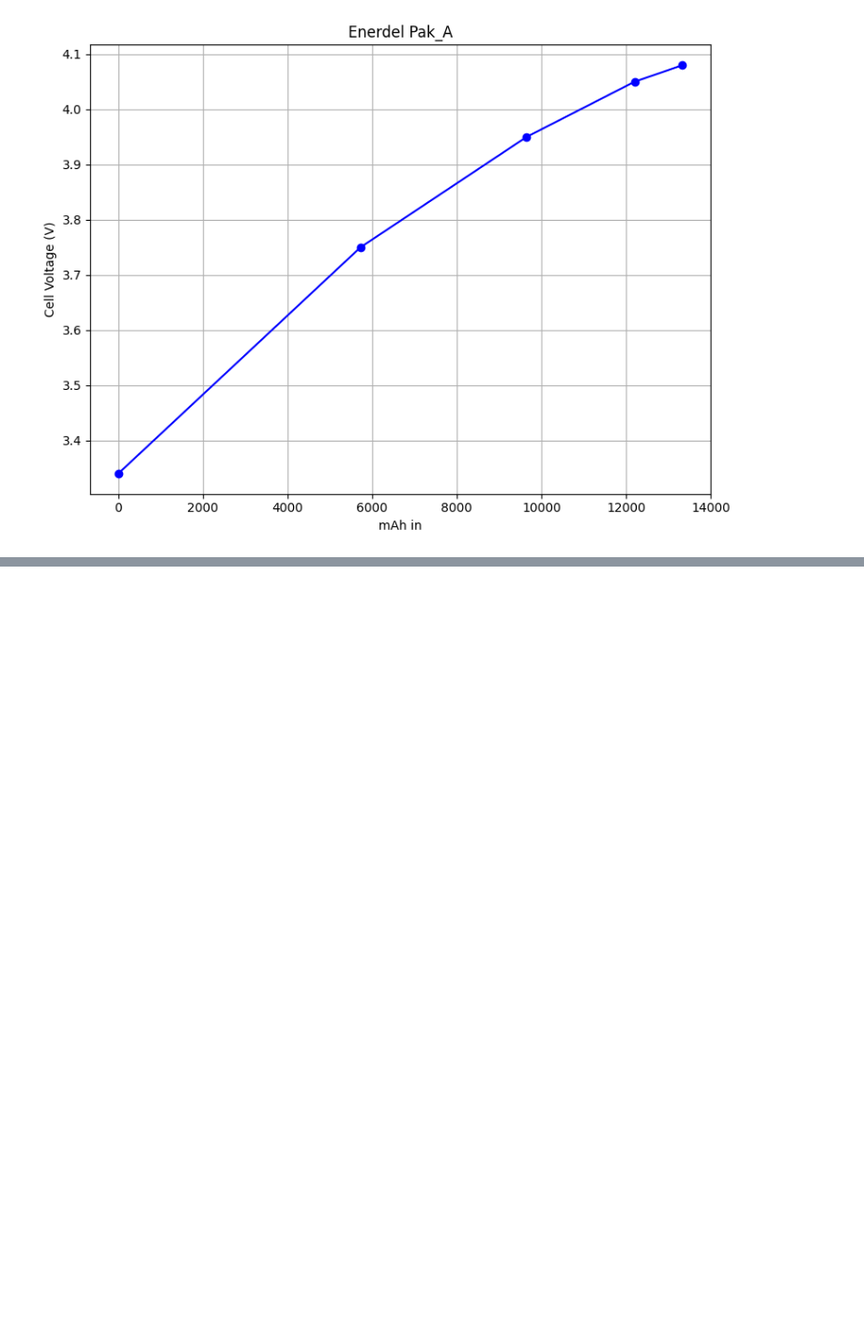
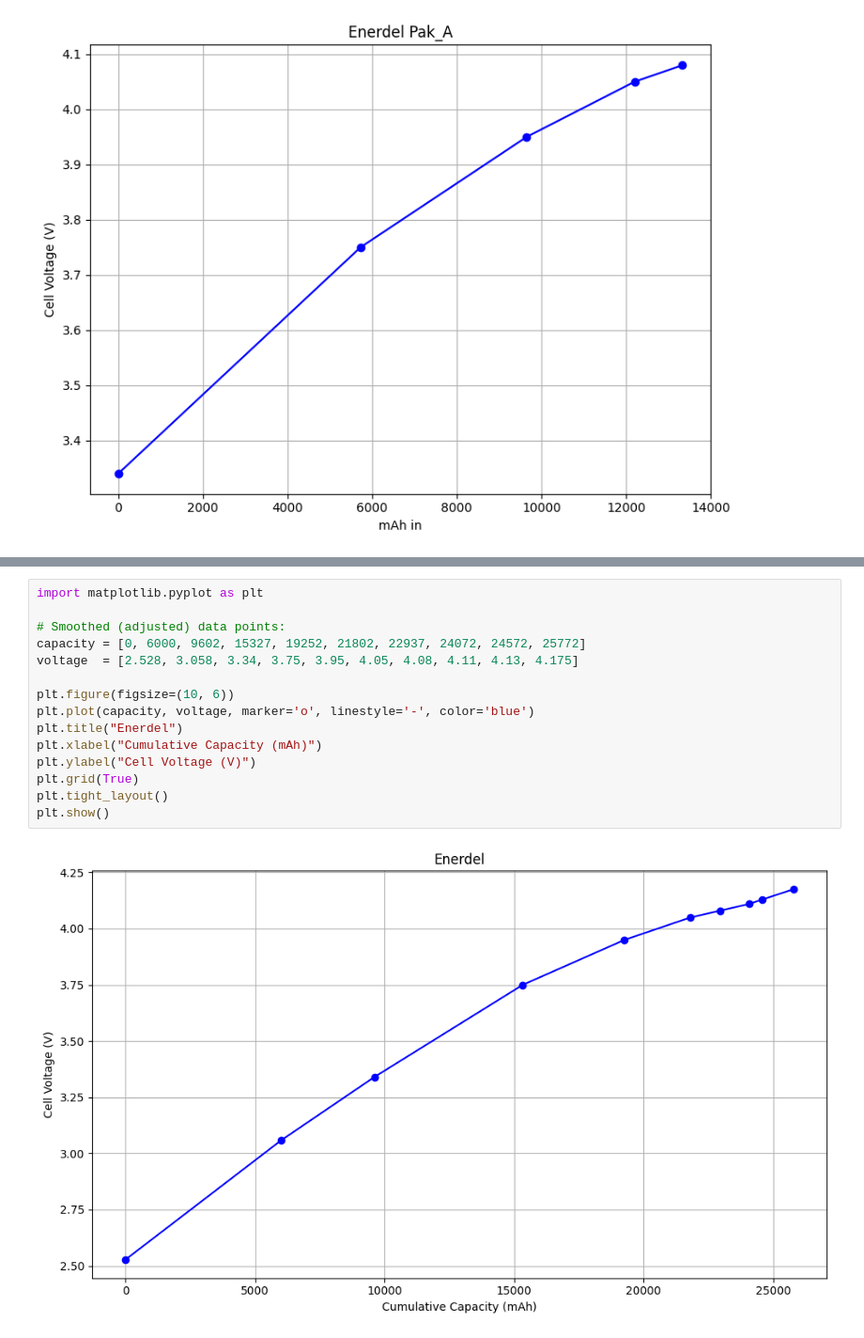
Before and after one commit to Laere11/Laere11, a Jupyter notebook: Enerdel_pak_A.ipynb, the cells around one changed output, grey strips where cells are left out. Shown at 94% size. Cells and saved outputs as stored; diff of their text form; blank space fills up the shorter version.

```diff
--- a/Enerdel_pak_A.ipynb
+++ b/Enerdel_pak_A.ipynb
@@ -20,0 +109,17 @@ plt.show()
+# %%
+import matplotlib.pyplot as plt
+
+# Smoothed (adjusted) data points:
+capacity = [0, 6000, 9602, 15327, 19252, 21802, 22937, 24072, 24572, 25772]
+voltage  = [2.528, 3.058, 3.34, 3.75, 3.95, 4.05, 4.08, 4.11, 4.13, 4.175]
+
+plt.figure(figsize=(10, 6))
+plt.plot(capacity, voltage, marker='o', linestyle='-', color='blue')
+plt.title("Enerdel")
+plt.xlabel("Cumulative Capacity (mAh)")
+plt.ylabel("Cell Voltage (V)")
+plt.grid(True)
+plt.tight_layout()
+plt.show()
+# %% [output]
+[figure, added]
```
Also changed, not shown: parts of 8 cells of this notebook.
